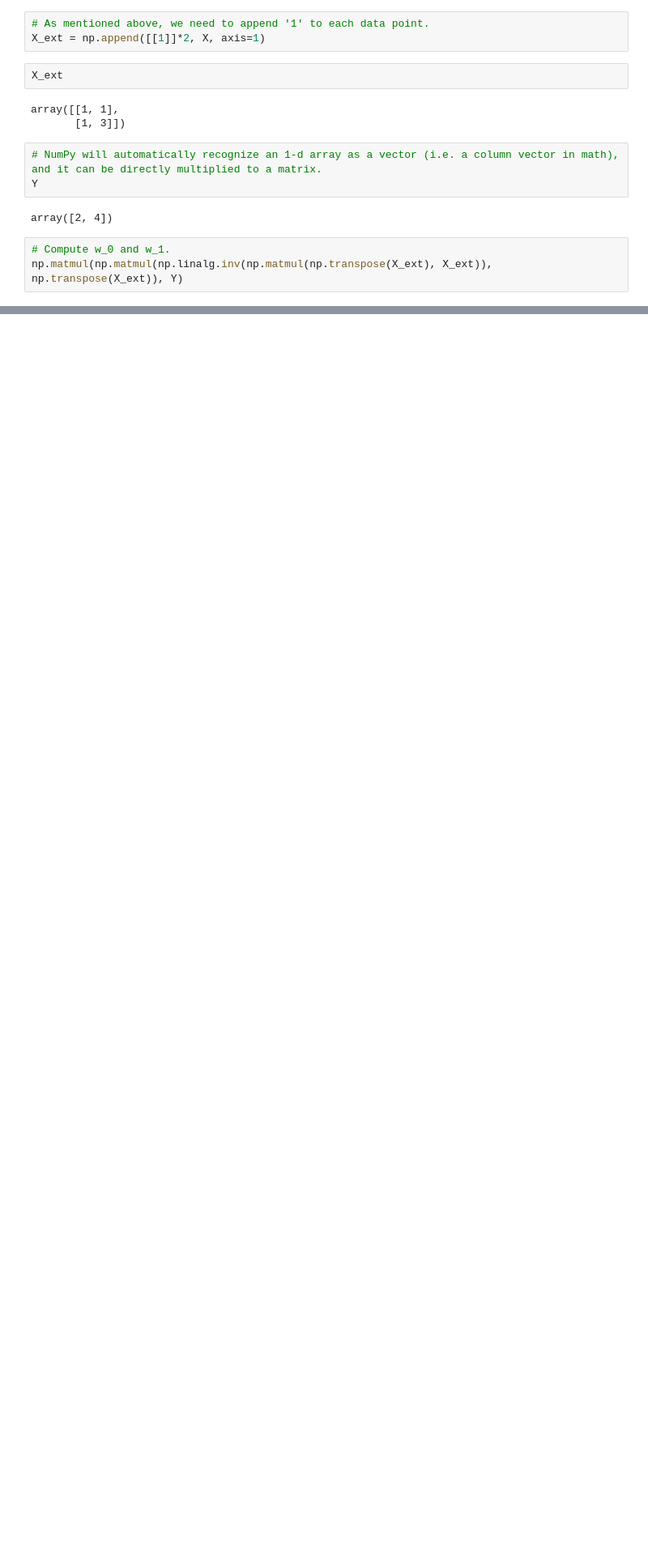
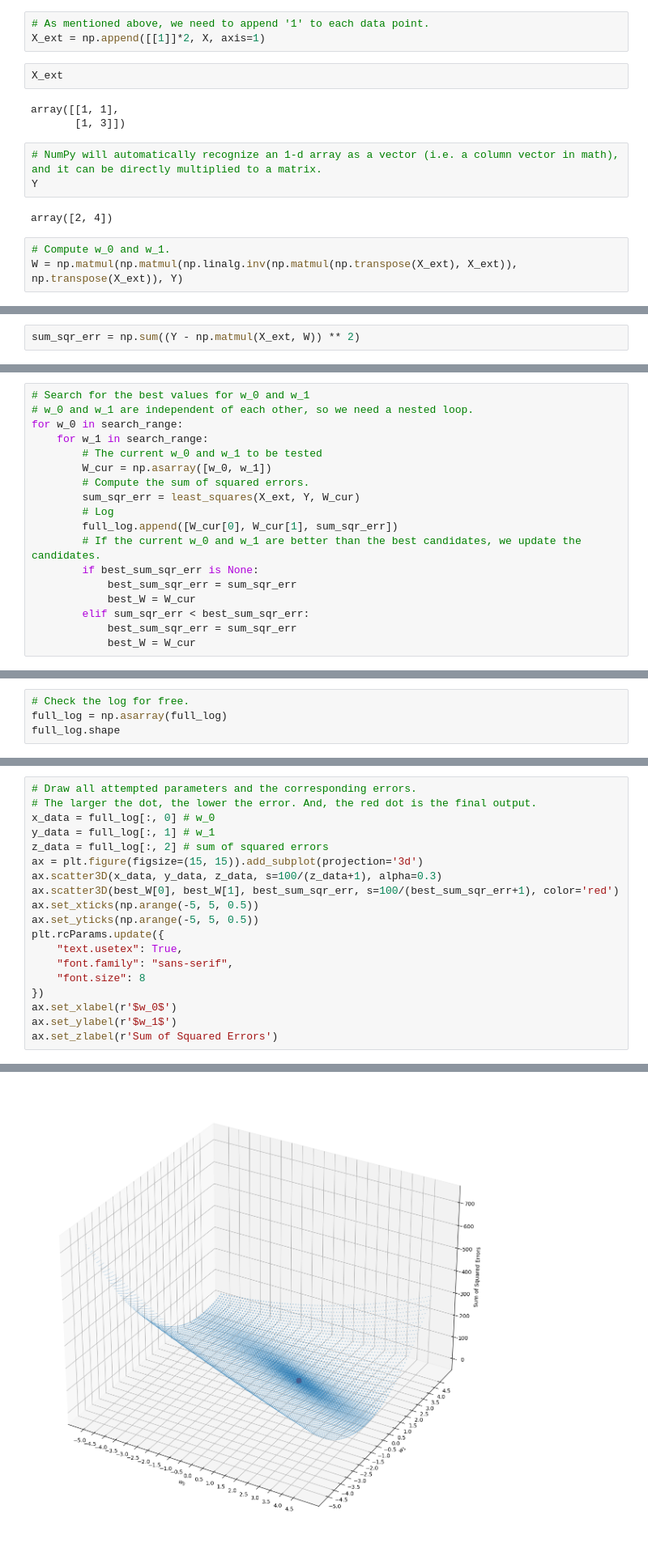
Before and after one commit to LeSaRDe/ml_have_fun, a Jupyter notebook: linear_models.ipynb, the cells around one changed output, grey strips where cells are left out. Shown at 81% size. Drawn from its saved outputs; the diff is of its cells as text; blank space fills up the shorter version.

```diff
--- a/linear_models.ipynb
+++ b/linear_models.ipynb
@@ -171,4 +215,4 @@ Y
 array([2, 4])
 # %%
 # Compute w_0 and w_1.
-np.matmul(np.matmul(np.linalg.inv(np.matmul(np.transpose(X_ext), X_ext)), np.transpose(X_ext)), Y)
+W = np.matmul(np.matmul(np.linalg.inv(np.matmul(np.transpose(X_ext), X_ext)), np.transpose(X_ext)), Y)
@@ -176,0 +223,2 @@ array([1., 1.])
+# %%
+sum_sqr_err = np.sum((Y - np.matmul(X_ext, W)) ** 2)
@@ -182,0 +285,18 @@ Everything looks pretty neat so far in linear regression. Nonetheless, two facts
+# %%
+# Search for the best values for w_0 and w_1
+# w_0 and w_1 are independent of each other, so we need a nested loop.
+for w_0 in search_range:
+    for w_1 in search_range:
+        # The current w_0 and w_1 to be tested
+        W_cur = np.asarray([w_0, w_1])
+        # Compute the sum of squared errors.
+        sum_sqr_err = least_squares(X_ext, Y, W_cur)
+        # Log
+        full_log.append([W_cur[0], W_cur[1], sum_sqr_err])
+        # If the current w_0 and w_1 are better than the best candidates, we update the candidates.
+        if best_sum_sqr_err is None:
+            best_sum_sqr_err = sum_sqr_err
+            best_W = W_cur
+        elif sum_sqr_err < best_sum_sqr_err:
+            best_sum_sqr_err = sum_sqr_err
+            best_W = W_cur
@@ -182,0 +308,4 @@ Everything looks pretty neat so far in linear regression. Nonetheless, two facts
+# %%
+# Check the log for free.
+full_log = np.asarray(full_log)
+full_log.shape
@@ -182,0 +314,20 @@ Everything looks pretty neat so far in linear regression. Nonetheless, two facts
+# %%
+# Draw all attempted parameters and the corresponding errors.
+# The larger the dot, the lower the error. And, the red dot is the final output.
+x_data = full_log[:, 0] # w_0
+y_data = full_log[:, 1] # w_1
+z_data = full_log[:, 2] # sum of squared errors
+ax = plt.figure(figsize=(15, 15)).add_subplot(projection='3d')
+ax.scatter3D(x_data, y_data, z_data, s=100/(z_data+1), alpha=0.3)
+ax.scatter3D(best_W[0], best_W[1], best_sum_sqr_err, s=100/(best_sum_sqr_err+1), color='red')
+ax.set_xticks(np.arange(-5, 5, 0.5))
+ax.set_yticks(np.arange(-5, 5, 0.5))
+plt.rcParams.update({
+    "text.usetex": True,
+    "font.family": "sans-serif",
+    "font.size": 8
+})
+ax.set_xlabel(r'$w_0$')
+ax.set_ylabel(r'$w_1$')
+ax.set_zlabel(r'Sum of Squared Errors')
+# %% [output]
@@ -182,0 +335 @@ Everything looks pretty neat so far in linear regression. Nonetheless, two facts
+[figure, added]
```
Also changed, not shown: parts of 26 cells of this notebook.
